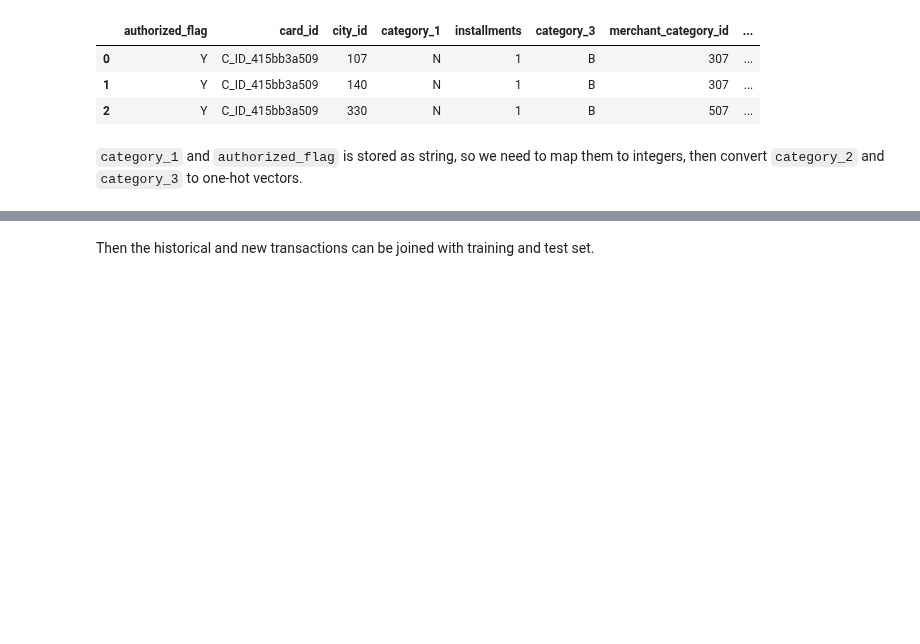
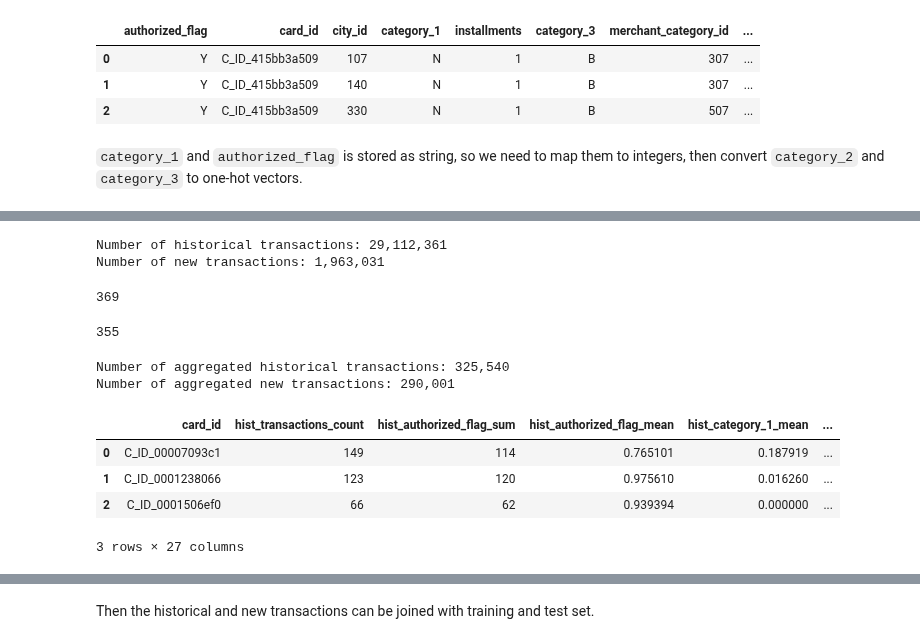
Before and after one commit to Zol-S/kaggle, a Jupyter notebook: Elo Merchant Category Recommendation/Data_preprocessor.ipynb, the cells around one changed output, grey strips where cells are left out. Cells and saved outputs as stored; diff of their text form; code cells hidden in the pictures; blank space fills up the shorter version.

```diff
--- a/Elo Merchant Category Recommendation/Data_preprocessor.ipynb
+++ b/Elo Merchant Category Recommendation/Data_preprocessor.ipynb
@@ -169,0 +172,61 @@ df_new_trans = pd.get_dummies(df_new_trans, columns=['category_2', 'category_3']
+# %%
+print('Number of historical transactions: {:,}'.format(df_hist_trans['card_id'].count()))
+print('Number of new transactions: {:,}'.format(df_new_trans['card_id'].count()))
+# %% [output]
+Number of historical transactions: 29,112,361
+Number of new transactions: 1,963,031
+# %%
+def aggregate_transactions(trans, prefix):
+    trans.loc[:, 'purchase_date'] = pd.DatetimeIndex(trans['purchase_date']).astype(np.int64) * 1e-9
+
+    agg_func = {
+        'authorized_flag': ['sum', 'mean'],
+        'category_1': ['mean'],
+        'category_2_1.0': ['mean'],
+        'category_2_2.0': ['mean'],
+        'category_2_3.0': ['mean'],
+        'category_2_4.0': ['mean'],
+        'category_2_5.0': ['mean'],
+        'category_3_A': ['mean'],
+        'category_3_B': ['mean'],
+        'category_3_C': ['mean'],
+        'merchant_id': ['nunique'],
+        'purchase_amount': ['sum', 'mean', 'max', 'min', 'std'],
+        'installments': ['sum', 'mean', 'max', 'min', 'std'],
+        'purchase_date': [np.ptp],
+        'month_lag': ['min', 'max']
+    }
+    agg_trans = trans.groupby(['card_id']).agg(agg_func)
+    agg_trans.columns = [prefix + '_'.join(col).strip() for col in agg_trans.columns.values]
+    agg_trans.reset_index(inplace=True)
+
+    df = (trans.groupby('card_id').size().reset_index(name='{}transactions_count'.format(prefix)))
+    agg_trans = pd.merge(df, agg_trans, on='card_id', how='left')
+
+    return agg_trans
+# %%
+df_hist_trans_agg = aggregate_transactions(df_hist_trans, prefix='hist_')
+del df_hist_trans
+gc.collect()
+# %% [output]
+369
+# %%
+df_new_trans_agg = aggregate_transactions(df_new_trans, prefix='new_')
+del df_new_trans
+gc.collect()
+# %% [output]
+355
+# %%
+print('Number of aggregated historical transactions: {:,}'.format(df_hist_trans_agg['card_id'].count()))
+print('Number of aggregated new transactions: {:,}'.format(df_new_trans_agg['card_id'].count()))
+# %% [output]
+Number of aggregated historical transactions: 325,540
+Number of aggregated new transactions: 290,001
+# %%
+df_hist_trans_agg[:3]
+# %% [output]
+|  | card_id | hist_transactions_count | hist_authorized_flag_sum | hist_authorized_flag_mean | hist_category_1_mean | ... |
+| 0 | C_ID_00007093c1 | 149 | 114 | 0.765101 | 0.187919 | ... |
+| 1 | C_ID_0001238066 | 123 | 120 | 0.975610 | 0.016260 | ... |
+| 2 | C_ID_0001506ef0 | 66 | 62 | 0.939394 | 0.000000 | ... |
+3 rows × 27 columns
```
Also changed, not shown: parts of 9 cells of this notebook, 1 other file.
